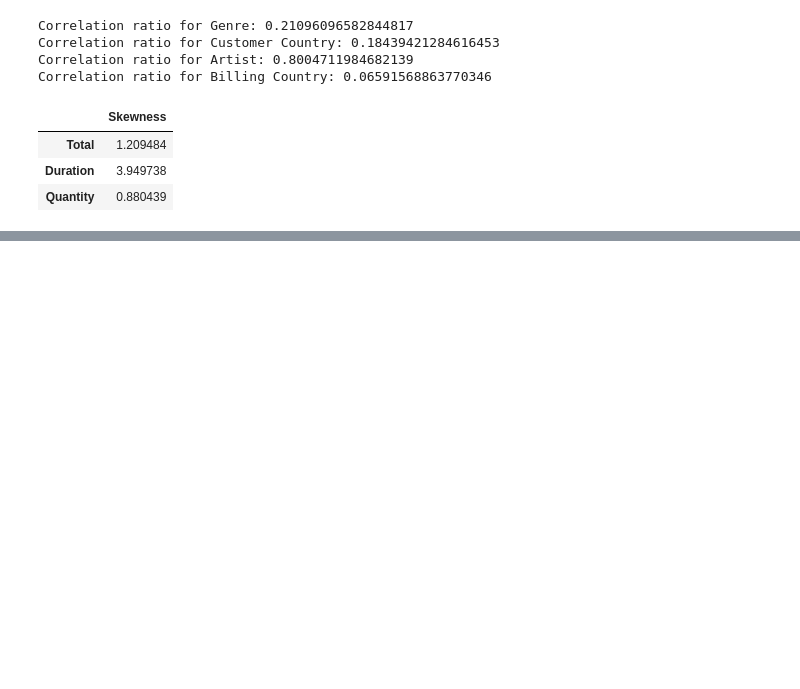
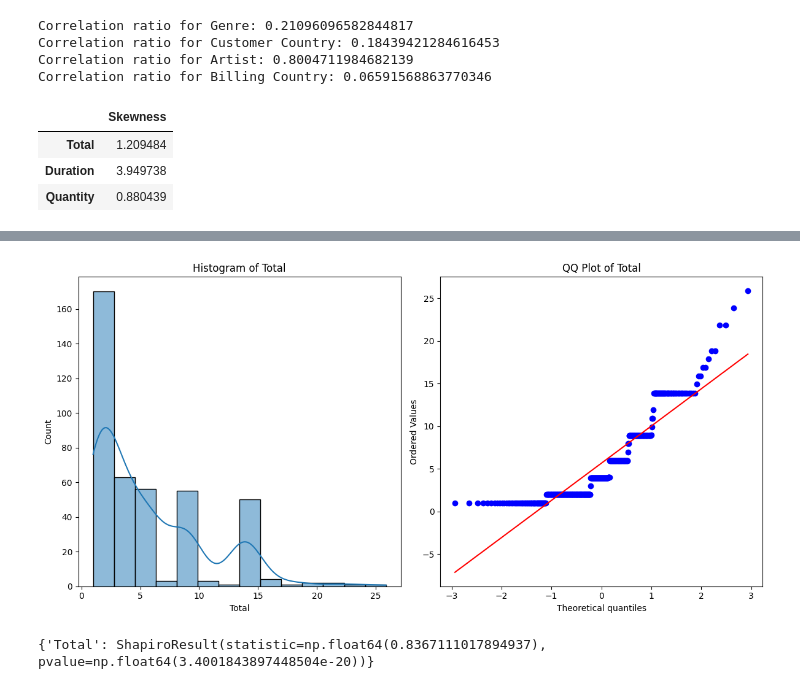
Before and after one commit to fahosseini79/Chinook_project, a Jupyter notebook: Final.ipynb, the cells around one changed output, grey strips where cells are left out. Cells and saved outputs as stored; diff of their text form; code cells hidden in the pictures; blank space fills up the shorter version.

```diff
--- a/Final.ipynb
+++ b/Final.ipynb
@@ -612,0 +628,26 @@ Skewness
+# %%
+def check_normality(data, column_name):
+    shapito_test = shapiro(data[column_name])
+
+    plt.figure(figsize=(12,6))
+    plt.subplot(1, 2, 1)
+    sns.histplot(data[column_name], kde=True)
+    plt.title(f'Histogram of {column_name}')
+
+    plt.subplot(1, 2, 2)
+    probplot(data[column_name], dist='norm', plot=plt)
+    plt.title(f'QQ Plot of {column_name}')
+
+    plt.tight_layout()
+    plt.show()
+
+    return shapito_test
+
+normality_results = {}
+result = check_normality(invoice, 'Total')
+normality_results['Total'] = result
+
+normality_results
+# %% [output]
+[figure, added]
+{'Total': ShapiroResult(statistic=np.float64(0.8367111017894937), pvalue=np.float64(3.4001843897448504e-20))}
```
Also changed, not shown: parts of 4 cells of this notebook.
